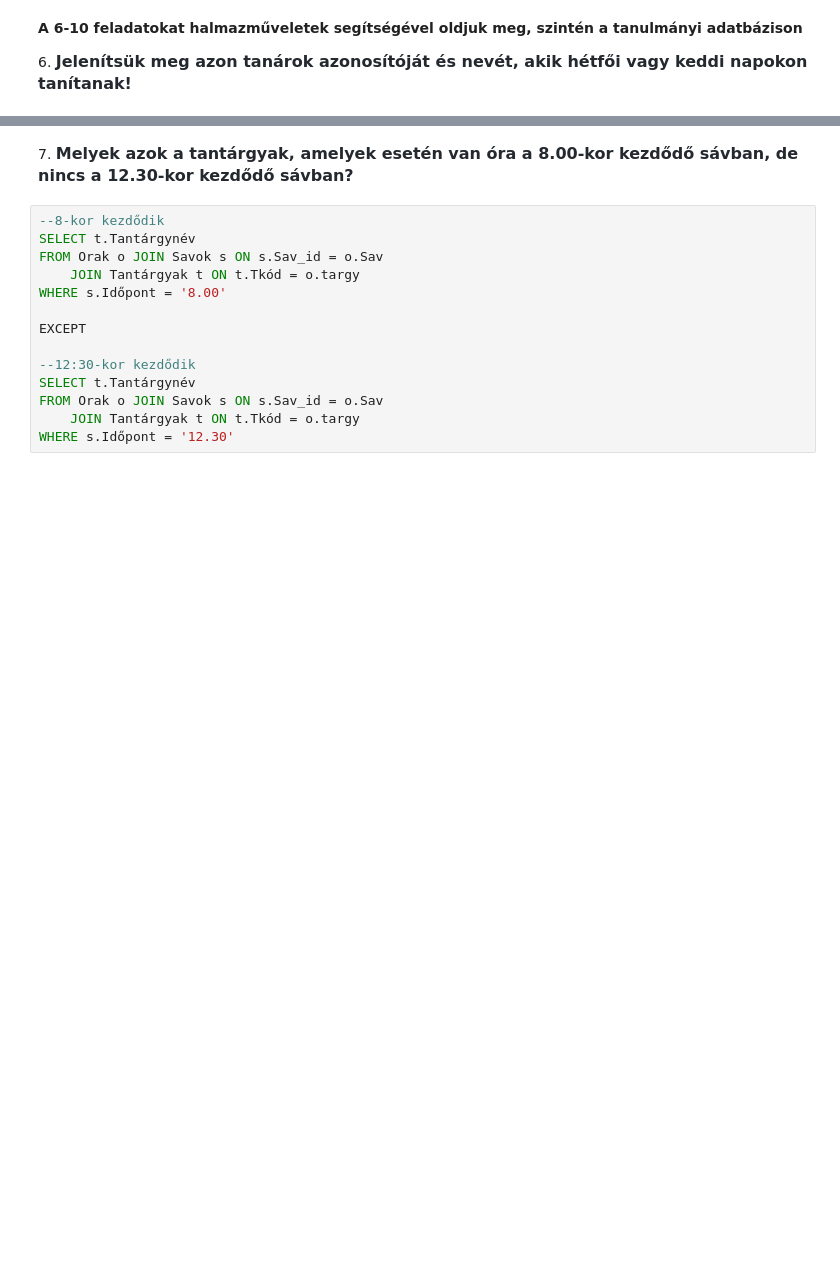
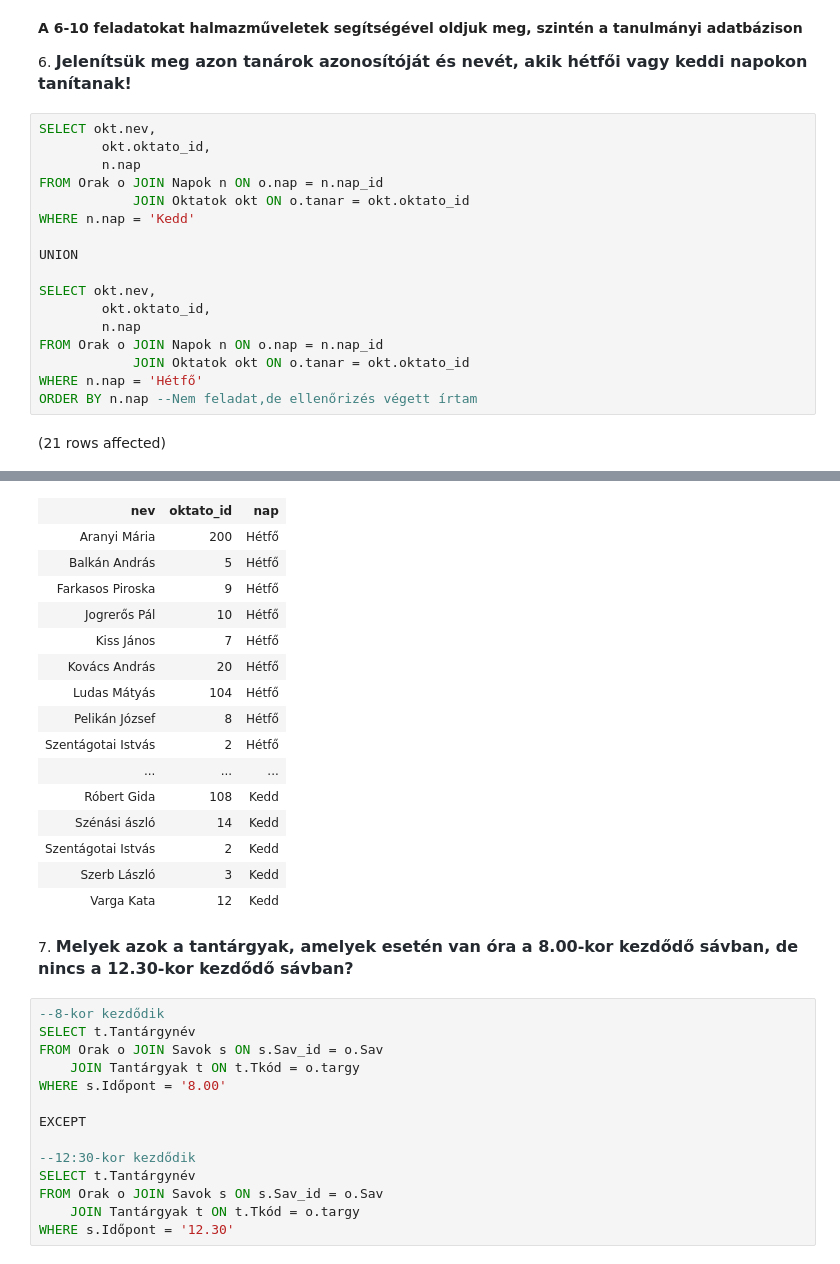
Before and after one commit to JanosZkcs/Adatbazisok_egyetem, a Jupyter notebook: gyakorlat03_feladatok.ipynb, the cells around one changed output, grey strips where cells are left out. Cells and saved outputs as stored; diff of their text form; blank space fills up the shorter version.

Commit message:
5. és 6. feladatmegoldások

```diff
--- a/gyakorlat03_feladatok.ipynb
+++ b/gyakorlat03_feladatok.ipynb
@@ -103,3 +114,22 @@ Total execution time: 00:00:00.032
 **A 6-10 feladatokat halmazműveletek segítségével oldjuk meg, szintén a tanulmányi adatbázison**
 
 6. <span style="background-color:rgb(255, 255, 255);color:rgb(36, 41, 47);font-family:-apple-system, BlinkMacSystemFont, &quot;Segoe UI&quot;, Helvetica, Arial, sans-serif, &quot;Apple Color Emoji&quot;, &quot;Segoe UI Emoji&quot;;font-size:16px;font-weight:600;">Jelenítsük meg azon tanárok azonosítóját és nevét, akik hétfői vagy keddi napokon tanítanak!</span>
+# %%
+SELECT okt.nev,
+        okt.oktato_id,
+        n.nap
+FROM Orak o JOIN Napok n ON o.nap = n.nap_id
+            JOIN Oktatok okt ON o.tanar = okt.oktato_id
+WHERE n.nap = 'Kedd'
+
+UNION
+
+SELECT okt.nev,
+        okt.oktato_id,
+        n.nap
+FROM Orak o JOIN Napok n ON o.nap = n.nap_id
+            JOIN Oktatok okt ON o.tanar = okt.oktato_id
+WHERE n.nap = 'Hétfő'
+ORDER BY n.nap --Nem feladat,de ellenőrizés végett írtam
+# %% [output]
+(21 rows affected)
@@ -106,3 +137,19 @@ Total execution time: 00:00:00.032
+| nev | oktato_id | nap |
+| Aranyi Mária | 200 | Hétfő |
+| Balkán András | 5 | Hétfő |
+| Farkasos Piroska | 9 | Hétfő |
+| Jogrerős Pál | 10 | Hétfő |
+| Kiss János | 7 | Hétfő |
+| Kovács András | 20 | Hétfő |
+| Ludas Mátyás | 104 | Hétfő |
+| Pelikán József | 8 | Hétfő |
+| Szentágotai Istvás | 2 | Hétfő |
+| ... | ... | ... |
+| Róbert Gida | 108 | Kedd |
+| Szénási ászló | 14 | Kedd |
+| Szentágotai Istvás | 2 | Kedd |
+| Szerb László | 3 | Kedd |
+| Varga Kata | 12 | Kedd |
 # %% [markdown]
 7. <span style="background-color: rgb(255, 255, 255); color: rgb(36, 41, 47); font-family: -apple-system, BlinkMacSystemFont, &quot;Segoe UI&quot;, Helvetica, Arial, sans-serif, &quot;Apple Color Emoji&quot;, &quot;Segoe UI Emoji&quot;; font-size: 16px; font-weight: 600;">Melyek azok a tantárgyak, amelyek esetén van óra a 8.00-kor kezdődő sávban, de nincs a 12.30-kor kezdődő sávban?</span>
 # %%
```
Also changed, not shown: parts of 3 cells of this notebook.
